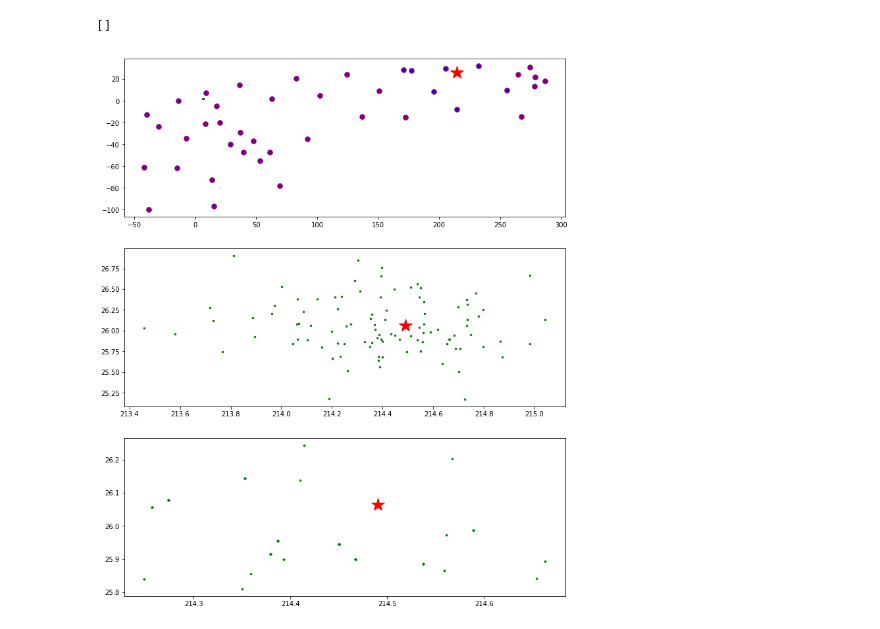
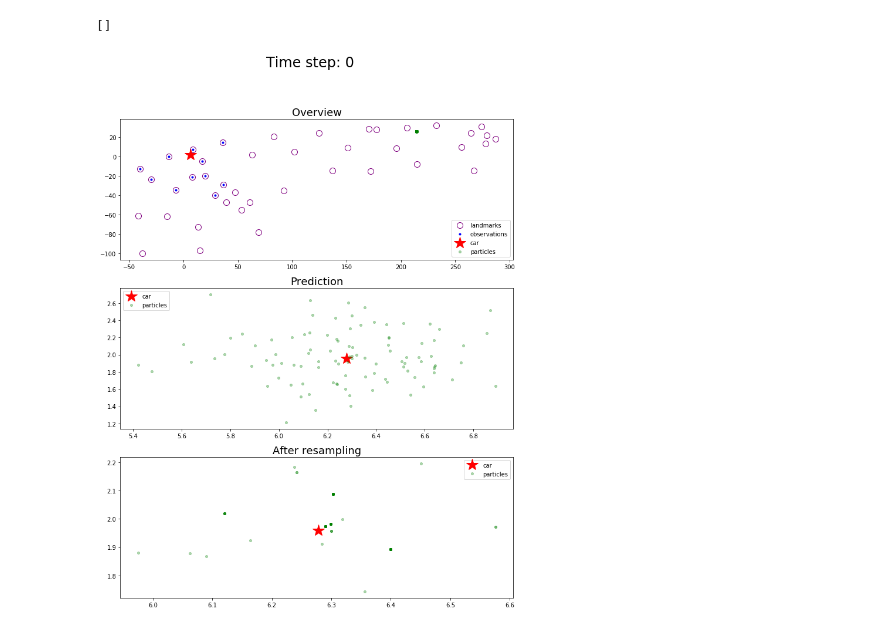
Before and after one commit to zhujun98/mapping-and-localization, a Jupyter notebook: 2D-ParticleFilter/2d-ParticleFilter_visualization.ipynb, the cells around one changed output. Cells and saved outputs as stored; diff of their text form; code cells hidden in the pictures.

Commit message:
Add legends to plots.

```diff
--- a/2D-ParticleFilter/2d-ParticleFilter_visualization.ipynb
+++ b/2D-ParticleFilter/2d-ParticleFilter_visualization.ipynb
@@ -7,39 +7,46 @@ import matplotlib.pyplot as plt
 map_data = np.loadtxt('data/map_data.txt')
 gt_data = np.loadtxt('data/gt_data.txt')
 # %%
-step = 1000
+step = 0
 ob_data = np.loadtxt('data/observation/observations_{:06d}.txt'.format(step+1))
 
 px = gt_data[step, 0]
 py = gt_data[step, 1]
 theta = gt_data[step, 2]
 
 # Coordinate transfer from the car's coordinate system to the map's.
 obs_x = px + ob_data[:, 0]*np.cos(theta) - ob_data[:, 1]*np.sin(theta)
 obs_y = py + ob_data[:, 0]*np.sin(theta) + ob_data[:, 1]*np.cos(theta)
 
 fig, ax = plt.subplots(3, 1, figsize=(12, 15))
 
-ax[0].plot(map_data[:, 0], map_data[:, 1], '.', c='purple', ms=15)
-ax[0].plot(obs_x, obs_y, 'b.')
-ax[0].plot(px, py, 'r*', ms=20)
-ax[0].plot(particles[:,0], particles[:,1], 'g.', ms=2)
+ax[0].plot(map_data[:, 0], map_data[:, 1], 'o', mfc='white', mec='purple', ms=10, label='landmarks')
+ax[0].plot(obs_x, obs_y, 'b.', label='observations')
+ax[0].plot(px, py, 'r*', ms=20, label='car')
+ax[0].plot(particles[:,0], particles[:,1], 'g.', ms=8, alpha=0.3, label='particles')
+ax[0].legend()
+ax[0].set_title('Overview', fontsize=18)
 
 try:
     prior_particles = np.loadtxt('output/prior_particles{:06d}.txt'.format(step))
-    ax[1].plot(px, py, 'r*', ms=20)
-    ax[1].plot(prior_particles[:,0], prior_particles[:,1], 'g.', ms=5)
+    ax[1].plot(px, py, 'r*', ms=20, label='car')
+    ax[1].plot(prior_particles[:,0], prior_particles[:,1], 'g.', ms=8, alpha=0.3, label='particles')
+    ax[1].legend()
+    ax[1].set_title('Prediction', fontsize=18)
 except:
     pass
 
 try:
     particles = np.loadtxt('output/particles{:06d}.txt'.format(step))
-    ax[2].plot(px, py, 'r*', ms=20)
-    ax[2].plot(particles[:,0], particles[:,1], 'g.', ms=5)
+    ax[2].plot(px, py, 'r*', ms=20, label='car')
+    ax[2].plot(particles[:,0], particles[:,1], 'g.', ms=8, alpha=0.3, label='particles')
+    ax[2].legend()
+    ax[2].set_title('After resampling', fontsize=18)
 except:
     pass
 
+plt.suptitle('Time step: {}'.format(step), fontsize=24)
 plt.plot()
 # %% [output]
 []
-[figure, old version]
+[figure, new version]
```
